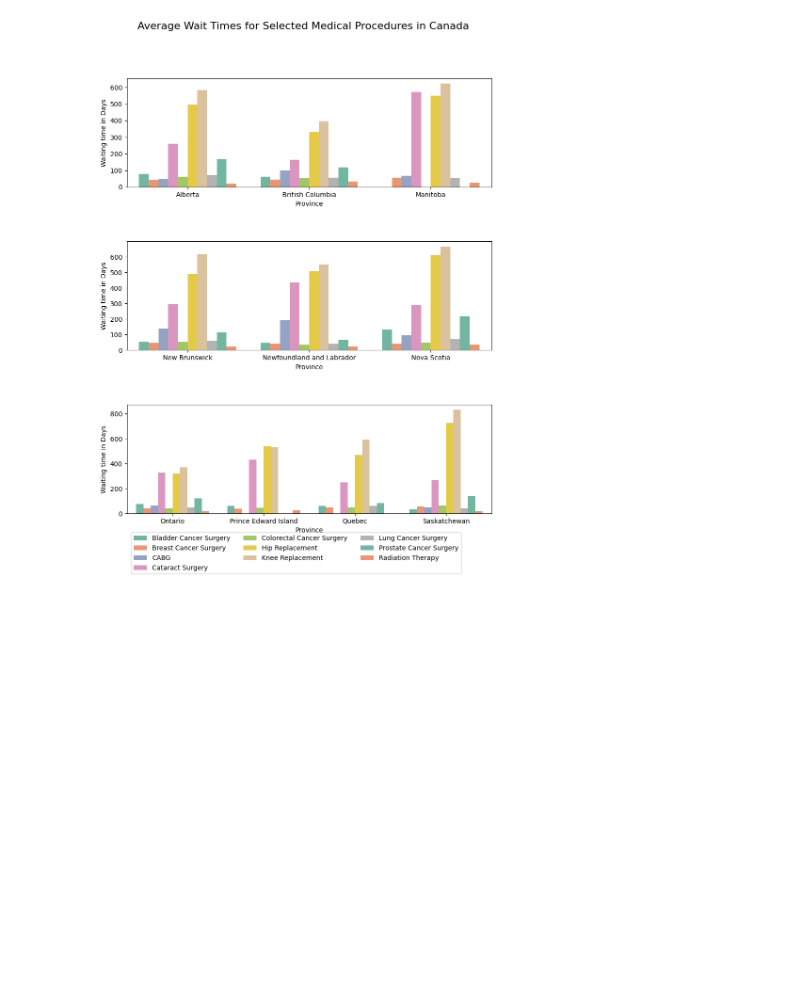
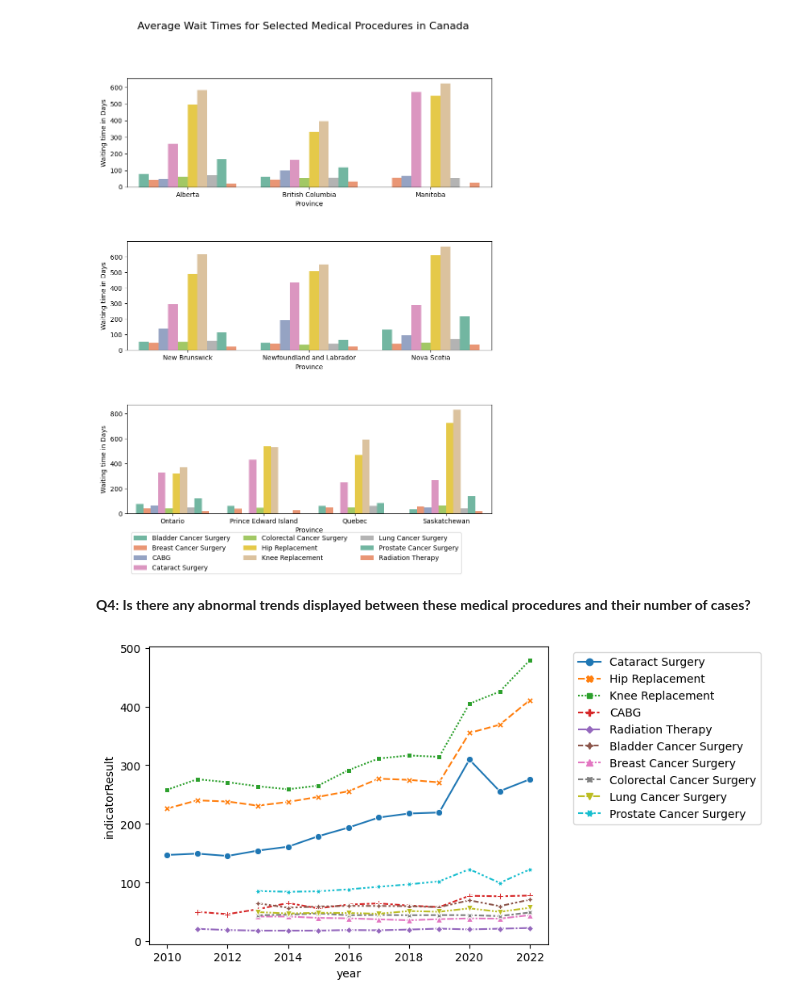
Before and after one commit to Aartizikre150/waiting-time-for-surgery-in-Canada, a Jupyter notebook: DAB_103_Project.ipynb, the cells around one changed output. Saved outputs shown, nothing was run; the diff lists cells and outputs as text; code cells hidden in the pictures; blank space fills up the shorter version.

```diff
--- a/DAB_103_Project.ipynb
+++ b/DAB_103_Project.ipynb
@@ -554,3 +554,30 @@ Try using .loc[row_indexer,col_indexer] = value instead
 See the caveats in the documentation: https://pandas.pydata.org/pandas-docs/stable/user_guide/indexing.html#returning-a-view-versus-a-copy
   pivot_table_filtered_data_by_2022_sub_df_3['Province'] = pivot_table_filtered_data_by_2022_sub_df_3['Province'].astype('object')
 [figure]
+# %% [markdown]
+**Q4: Is there any abnormal trends displayed between these medical procedures and their number of cases?**
+# %%
+# Filter the data
+filtered_df_q4 = data[(data['Region'].isna()) &
+                 (data['Province'] == 'Canada') &
+		             (data['Metric'] == '90th Percentile') &
+		             (data['unitOfMeasurement'] == 'Days')]
+
+# remove rows with NaN values for the "Indicator result" column
+filtered_df_q4 = filtered_df_q4.dropna(subset=['indicatorResult'])
+
+# change year data type from object to category
+filtered_df_q4['year'] = filtered_df_q4['year'].astype('category')
+
+# Exclude "CT scan" and "MRI scan" from the list of surgeries (indicators)
+filtered_df_q4 = filtered_df_q4[~filtered_df_q4['Indicator'].isin(['CT Scan', 'MRI Scan'])]
+
+#sns.barplot(data = pivot_table_postcovid_data_sub_df_1, x = 'Province', y = 'averageOfIndicator', hue = 'Indicator', ax=axes[0])
+sns.lineplot(data = filtered_df_q4, x='year', y='indicatorResult',hue = 'Indicator', style = 'Indicator', markers = True,)
+
+# move the legend outside the graph
+plt.legend(bbox_to_anchor=(1.05, 1), loc='upper left')
+
+plt.show()
+# %% [output]
+[figure, added]
```
